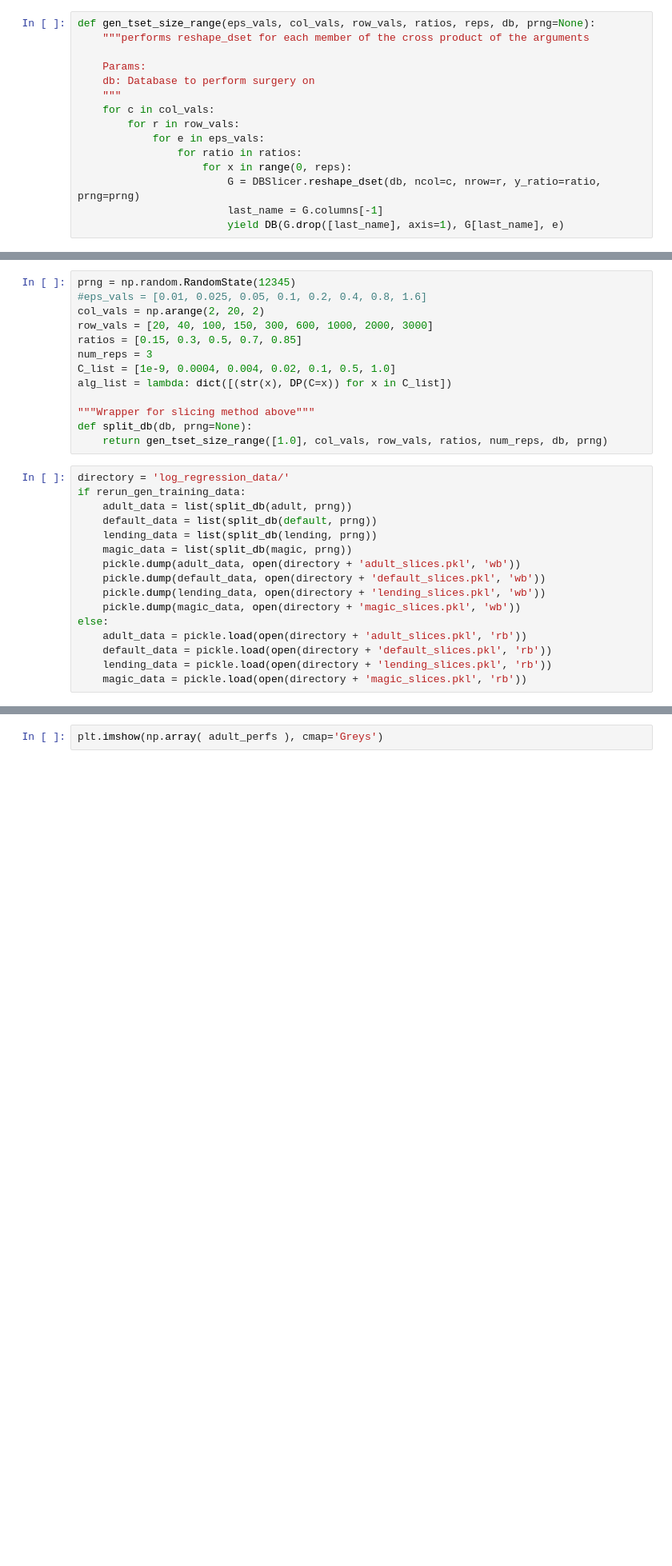
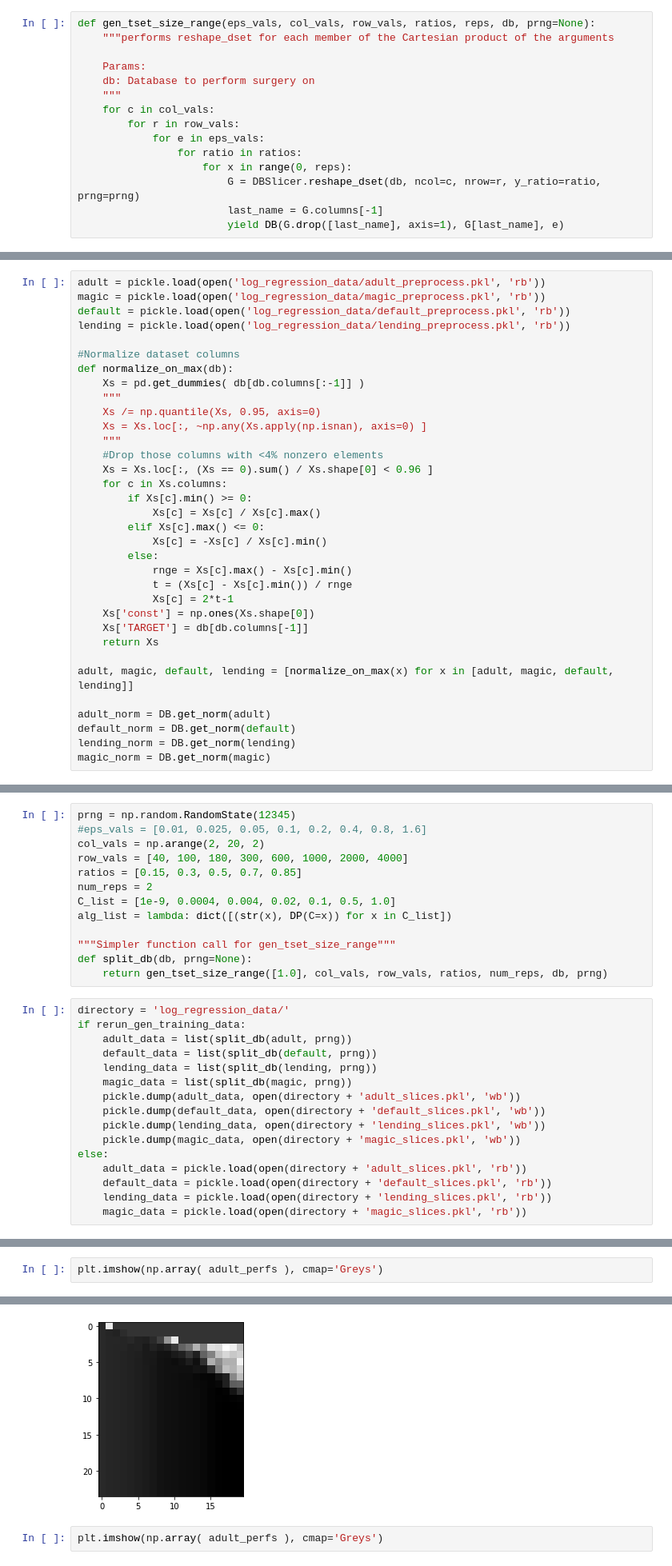
Before and after one commit to jimola/S18_Research, a Jupyter notebook: Python/LogRegChoice.ipynb, the cells around one changed output, grey strips where cells are left out. Shown at 80% size. Saved outputs shown, nothing was run; the diff lists cells and outputs as text; blank space fills up the shorter version.

```diff
--- a/Python/LogRegChoice.ipynb
+++ b/Python/LogRegChoice.ipynb
@@ -39,7 +39,7 @@ rerun_exps = [True,False,True,True]
 #### Methods for slicing datasets, allowing us to make a larger test set for our ChoiceMaker
 # %%
 def gen_tset_size_range(eps_vals, col_vals, row_vals, ratios, reps, db, prng=None):
-    """performs reshape_dset for each member of the cross product of the arguments
+    """performs reshape_dset for each member of the Cartesian product of the arguments
 
     Params:
     db: Database to perform surgery on
@@ -99 +57,35 @@ magic_norm = DB.get_norm(magic)
+# %%
+adult = pickle.load(open('log_regression_data/adult_preprocess.pkl', 'rb'))
+magic = pickle.load(open('log_regression_data/magic_preprocess.pkl', 'rb'))
+default = pickle.load(open('log_regression_data/default_preprocess.pkl', 'rb'))
+lending = pickle.load(open('log_regression_data/lending_preprocess.pkl', 'rb'))
+
+#Normalize dataset columns
+def normalize_on_max(db):
+    Xs = pd.get_dummies( db[db.columns[:-1]] )
+    """
+    Xs /= np.quantile(Xs, 0.95, axis=0)
+    Xs = Xs.loc[:, ~np.any(Xs.apply(np.isnan), axis=0) ]
+    """
+    #Drop those columns with <4% nonzero elements
+    Xs = Xs.loc[:, (Xs == 0).sum() / Xs.shape[0] < 0.96 ]
+    for c in Xs.columns:
+        if Xs[c].min() >= 0:
+            Xs[c] = Xs[c] / Xs[c].max()
+        elif Xs[c].max() <= 0:
+            Xs[c] = -Xs[c] / Xs[c].min()
+        else:
+            rnge = Xs[c].max() - Xs[c].min()
+            t = (Xs[c] - Xs[c].min()) / rnge
+            Xs[c] = 2*t-1
+    Xs['const'] = np.ones(Xs.shape[0])
+    Xs['TARGET'] = db[db.columns[-1]]
+    return Xs
+
+adult, magic, default, lending = [normalize_on_max(x) for x in [adult, magic, default, lending]]
+
+adult_norm = DB.get_norm(adult)
+default_norm = DB.get_norm(default)
+lending_norm = DB.get_norm(lending)
+magic_norm = DB.get_norm(magic)
 # %%
@@ -120,13 +131,13 @@ def get_rsquared(X,y, private=False, norm=1, e=1, C=1):
 prng = np.random.RandomState(12345)
 #eps_vals = [0.01, 0.025, 0.05, 0.1, 0.2, 0.4, 0.8, 1.6]
 col_vals = np.arange(2, 20, 2)
-row_vals = [20, 40, 100, 150, 300, 600, 1000, 2000, 3000]
+row_vals = [40, 100, 180, 300, 600, 1000, 2000, 4000]
 ratios = [0.15, 0.3, 0.5, 0.7, 0.85]
-num_reps = 3
+num_reps = 2
 C_list = [1e-9, 0.0004, 0.004, 0.02, 0.1, 0.5, 1.0]
 alg_list = lambda: dict([(str(x), DP(C=x)) for x in C_list])
 
-"""Wrapper for slicing method above"""
+"""Simpler function call for gen_tset_size_range"""
 def split_db(db, prng=None):
     return gen_tset_size_range([1.0], col_vals, row_vals, ratios, num_reps, db, prng)
 # %%
@@ -171,0 +209,3 @@ for e in np.exp(range (1, 25)):
+# %%
+plt.imshow(np.array( adult_perfs ), cmap='Greys')
+# %% [output]
@@ -172,3 +213,4 @@ for e in np.exp(range (1, 25)):
+[figure, added]
 # %%
 plt.imshow(np.array( adult_perfs ), cmap='Greys')
 # %% [output]
```
Also changed, not shown: parts of 14 cells of this notebook, 1 other file.
